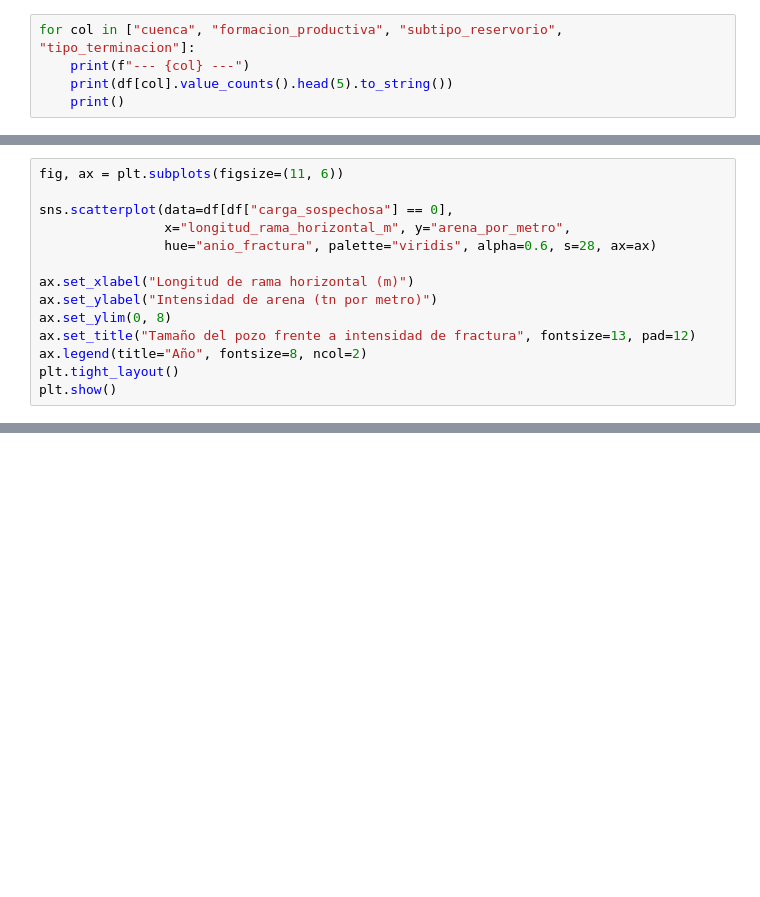
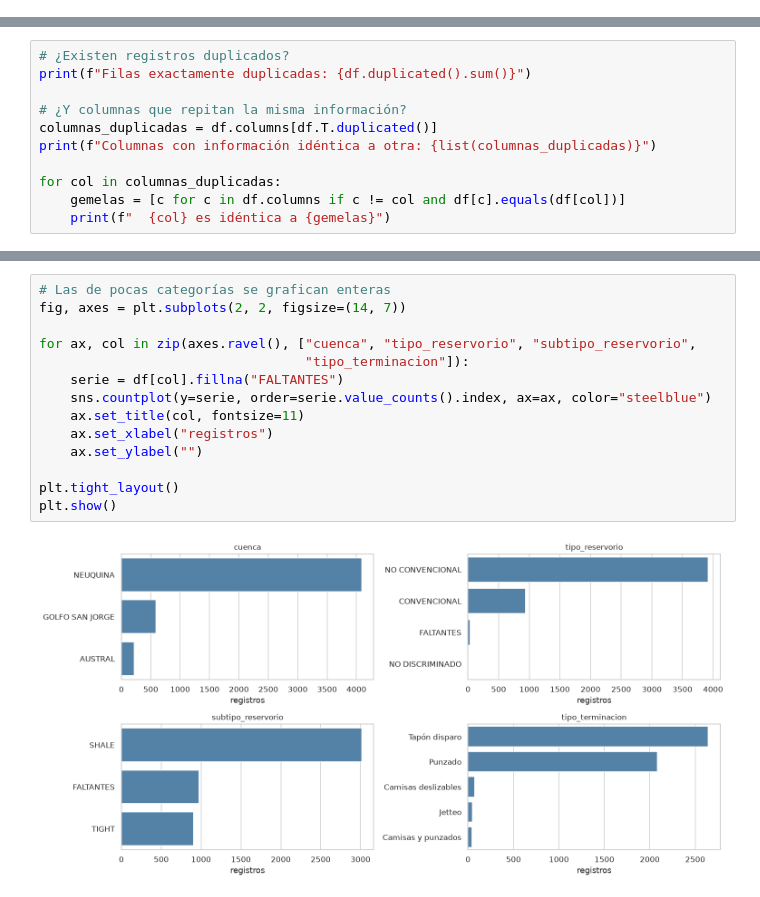
Before and after one commit to FrancoMalacalza01/preentrega-data-science, a Jupyter notebook: notebooks/01_eda_preentrega2.ipynb, the cells around one changed output, grey strips where cells are left out. Saved outputs shown, nothing was run; the diff lists cells and outputs as text; blank space fills up the shorter version.

```diff
--- a/notebooks/01_eda_preentrega2.ipynb
+++ b/notebooks/01_eda_preentrega2.ipynb
@@ -650,5 +0,0 @@ Vale la pena mirar la composición antes de seguir, porque condiciona todo lo qu
-# %%
-for col in ["cuenca", "formacion_productiva", "subtipo_reservorio", "tipo_terminacion"]:
-    print(f"--- {col} ---")
-    print(df[col].value_counts().head(5).to_string())
-    print()
@@ -1137,14 +0,0 @@ predicciones para operadoras chicas van a ser menos confiables.
-# %%
-fig, ax = plt.subplots(figsize=(11, 6))
-
-sns.scatterplot(data=df[df["carga_sospechosa"] == 0],
-                x="longitud_rama_horizontal_m", y="arena_por_metro",
-                hue="anio_fractura", palette="viridis", alpha=0.6, s=28, ax=ax)
-
-ax.set_xlabel("Longitud de rama horizontal (m)")
-ax.set_ylabel("Intensidad de arena (tn por metro)")
-ax.set_ylim(0, 8)
-ax.set_title("Tamaño del pozo frente a intensidad de fractura", fontsize=13, pad=12)
-ax.legend(title="Año", fontsize=8, ncol=2)
-plt.tight_layout()
-plt.show()
@@ -1246,0 +128,11 @@ Ruta: ../data/processed
+# %%
+# ¿Existen registros duplicados?
+print(f"Filas exactamente duplicadas: {df.duplicated().sum()}")
+
+# ¿Y columnas que repitan la misma información?
+columnas_duplicadas = df.columns[df.T.duplicated()]
+print(f"Columnas con información idéntica a otra: {list(columnas_duplicadas)}")
+
+for col in columnas_duplicadas:
+    gemelas = [c for c in df.columns if c != col and df[c].equals(df[col])]
+    print(f"  {col} es idéntica a {gemelas}")
@@ -1246,0 +327,16 @@ Ruta: ../data/processed
+# %%
+# Las de pocas categorías se grafican enteras
+fig, axes = plt.subplots(2, 2, figsize=(14, 7))
+
+for ax, col in zip(axes.ravel(), ["cuenca", "tipo_reservorio", "subtipo_reservorio",
+                                  "tipo_terminacion"]):
+    serie = df[col].fillna("FALTANTES")
+    sns.countplot(y=serie, order=serie.value_counts().index, ax=ax, color="steelblue")
+    ax.set_title(col, fontsize=11)
+    ax.set_xlabel("registros")
+    ax.set_ylabel("")
+
+plt.tight_layout()
+plt.show()
+# %% [output]
+[figure, added]
```
Also changed, not shown: parts of 166 cells of this notebook, 1 other file.
